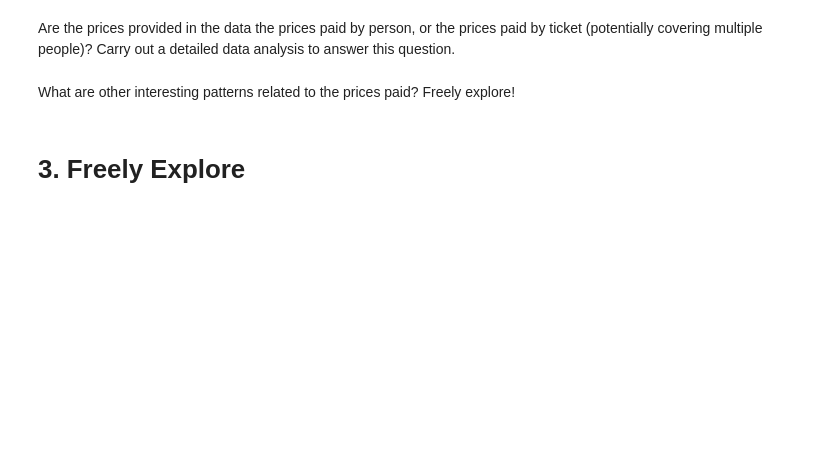
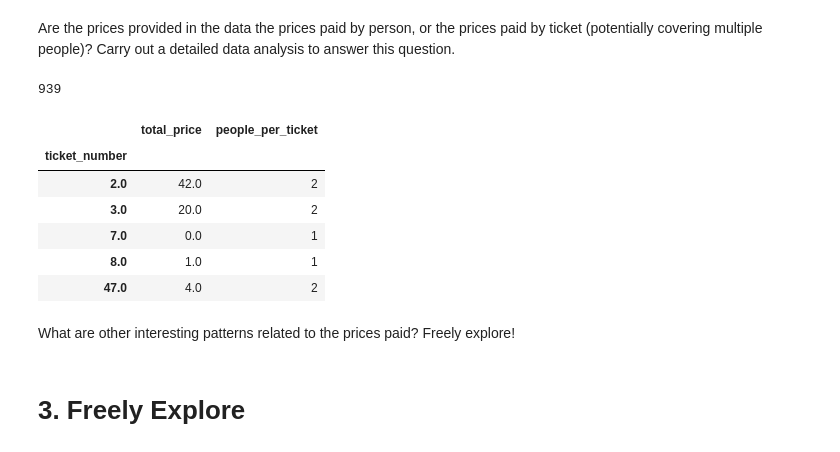
Before and after one commit to Timson1235/clouddocker, a Jupyter notebook: Programming/Pandas/problemset.ipynb, the cells around one changed output. Drawn from its saved outputs; the diff is of its cells as text; code cells hidden in the pictures; blank space fills up the shorter version.

```diff
--- a/Programming/Pandas/problemset.ipynb
+++ b/Programming/Pandas/problemset.ipynb
@@ -58,3 +319,13 @@ What was the (1) average age, and the number of people saved by lifeboat? (Note:
 # %% [markdown]
 # 2. Investigation of ticket prices
 The prices are given in British Pounds. 1 British Pound at that time corresponds to 161 US Dollar today. And 1 US Dollar corresponds currently to 0.90 Euro. Please convert the original fares to current day Euros, and store it in a new column.
+# %%
+df['current_price'] = df.price * 161 *0.9
+# %%
+# Conversion rates
+pound_to_usd = 161
+usd_to_euro = 0.90
+
+# Convert the prices to current day Euros
+df['price_in_euros'] = df['price'] * pound_to_usd * usd_to_euro
+df[['price', 'price_in_euros']].head()
@@ -61,5 +339,26 @@ The prices are given in British Pounds. 1 British Pound at that time corresponds
 # %% [markdown]
 Are the prices provided in the data the prices paid by person, or the prices paid by ticket (potentially covering multiple people)? Carry out a detailed data analysis to answer this question.
+# %%
+df.ticket_number.nunique()
+# %% [output]
+939
+# %%
+# Group by ticket number and calculate the total price and number of people per ticket
+ticket_analysis = df.groupby("ticket_number").agg(
+    total_price=("price", "sum"),
+    people_per_ticket=("ticket_number", "size")
+)
+
+# Display the result
+ticket_analysis.head()
+# %% [output]
+|  | total_price | people_per_ticket |
+| ticket_number |  |  |
+| 2.0 | 42.0 | 2 |
+| 3.0 | 20.0 | 2 |
+| 7.0 | 0.0 | 1 |
+| 8.0 | 1.0 | 1 |
+| 47.0 | 4.0 | 2 |
 # %% [markdown]
 What are other interesting patterns related to the prices paid? Freely explore!
 # %% [markdown]
```
Also changed, not shown: parts of 17 cells of this notebook.
